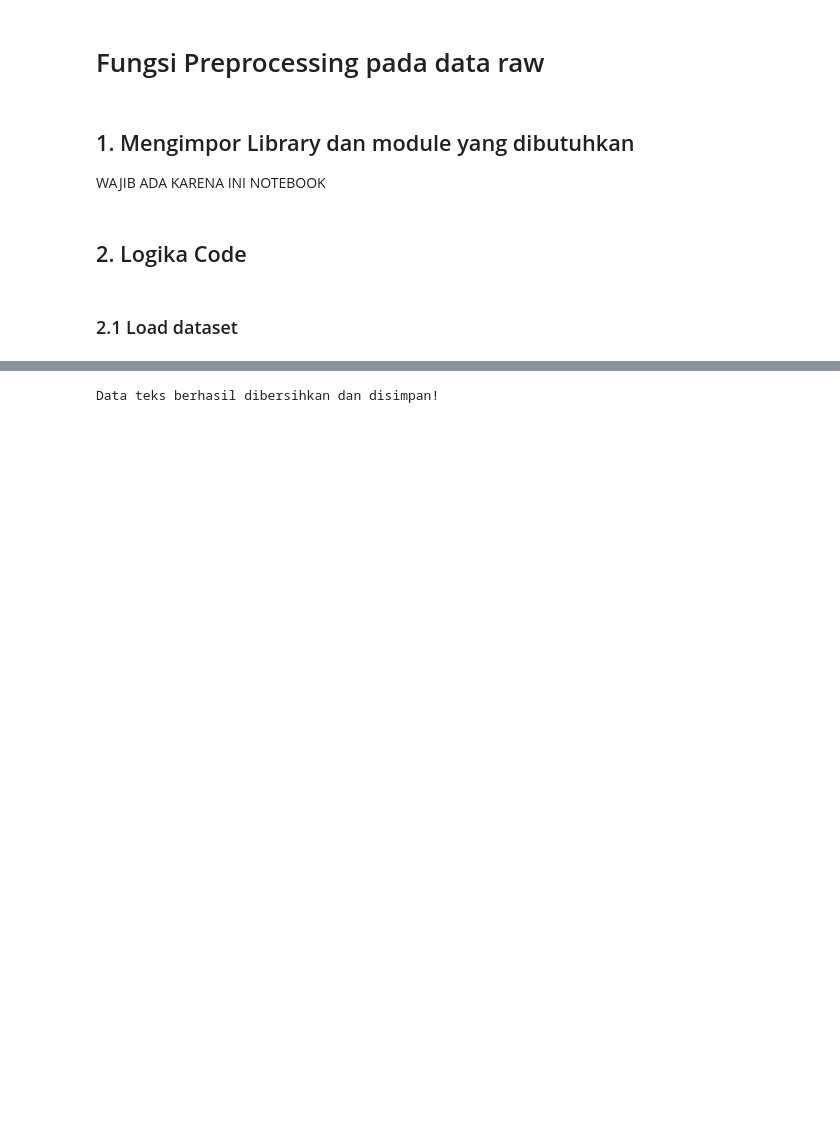
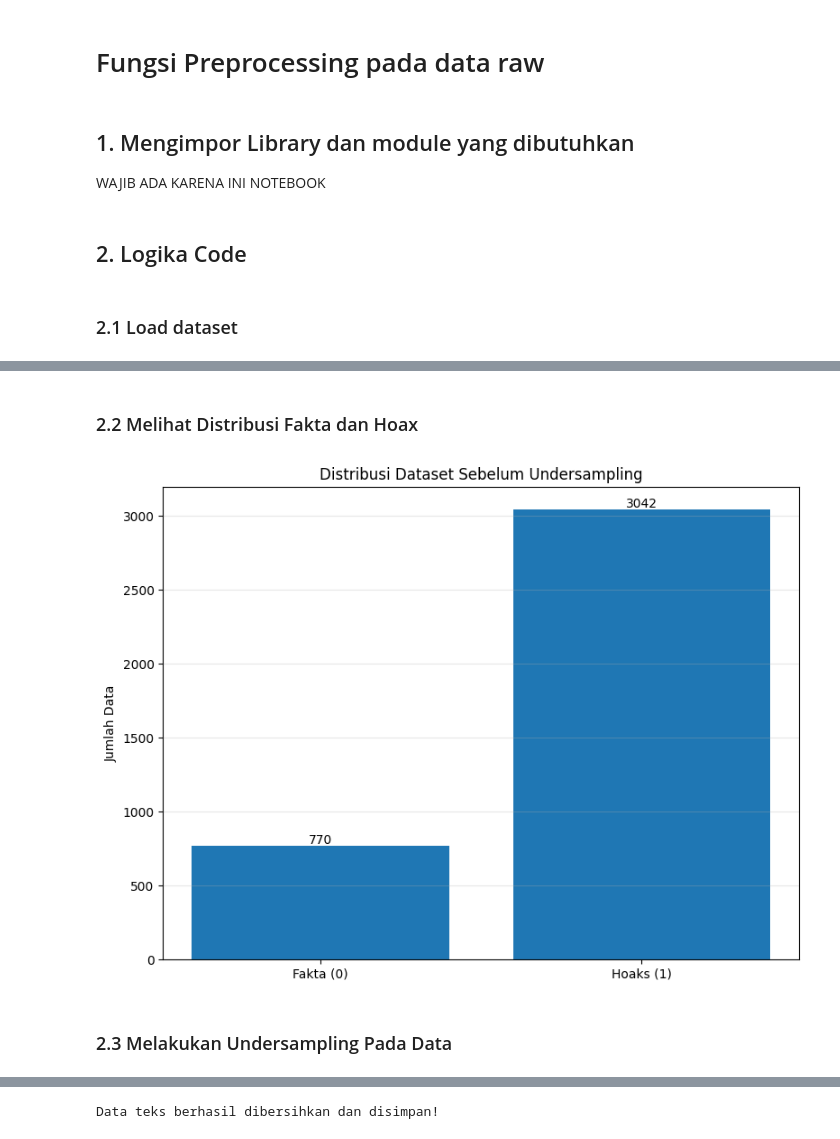
Before and after one commit to Fauzan2617/IndoHoax-Stacking-Detector---Stacking-Ensemble, a Jupyter notebook: notebooks/01_preprocessing.ipynb, the cells around one changed output, grey strips where cells are left out. Drawn from its saved outputs; the diff is of its cells as text; code cells hidden in the pictures; blank space fills up the shorter version.

```diff
--- a/notebooks/01_preprocessing.ipynb
+++ b/notebooks/01_preprocessing.ipynb
@@ -178,0 +41,46 @@ Jumlah data akhir: 1463
+# %% [markdown]
+
+### 2.2 Melihat Distribusi Fakta dan Hoax
+# %%
+import matplotlib.pyplot as plt  # Import library matplotlib untuk membuat visualisasi/grafik
+
+# Menghitung jumlah data per label (0=Fakta, 1=Hoaks) dan diurutkan berdasarkan index
+before_counts = df['label'].value_counts().sort_index()
+
+# Membuat label sumbu X untuk grafik
+labels = ['Fakta (0)', 'Hoaks (1)']
+
+# Membuat figure (kanvas) dengan ukuran 8x6 inci
+plt.figure(figsize=(8, 6))
+
+# Membuat bar chart dengan label sebagai sumbu X dan jumlah data sebagai tinggi bar
+bars = plt.bar(labels, before_counts.values)
+
+# Menambahkan angka di atas setiap bar agar jumlah data terlihat langsung
+for bar in bars:
+    y = bar.get_height()  # Mengambil tinggi bar (= jumlah data)
+    plt.text(
+        bar.get_x() + bar.get_width() / 2,  # Posisi X: tepat di tengah bar
+        y + 15,                              # Posisi Y: sedikit di atas puncak bar
+        f'{int(y)}',                         # Teks yang ditampilkan (angka jumlah data)
+        ha='center'                          # Rata tengah secara horizontal
+    )
+
+# Menambahkan label pada sumbu Y
+plt.ylabel('Jumlah Data')
+
+# Menambahkan judul grafik
+plt.title('Distribusi Dataset Sebelum Undersampling')
+
+# Menampilkan garis grid horizontal dengan transparansi 30% agar tidak terlalu mencolok
+plt.grid(axis='y', alpha=0.3)
+
+# Menyesuaikan layout agar tidak ada elemen yang terpotong
+plt.tight_layout()
+
+# Menampilkan grafik ke layar
+plt.show()
+# %% [output]
+[figure, added]
+# %% [markdown]
+### 2.3 Melakukan Undersampling Pada Data
```
Also changed, not shown: parts of 9 cells of this notebook, 10 other files.
